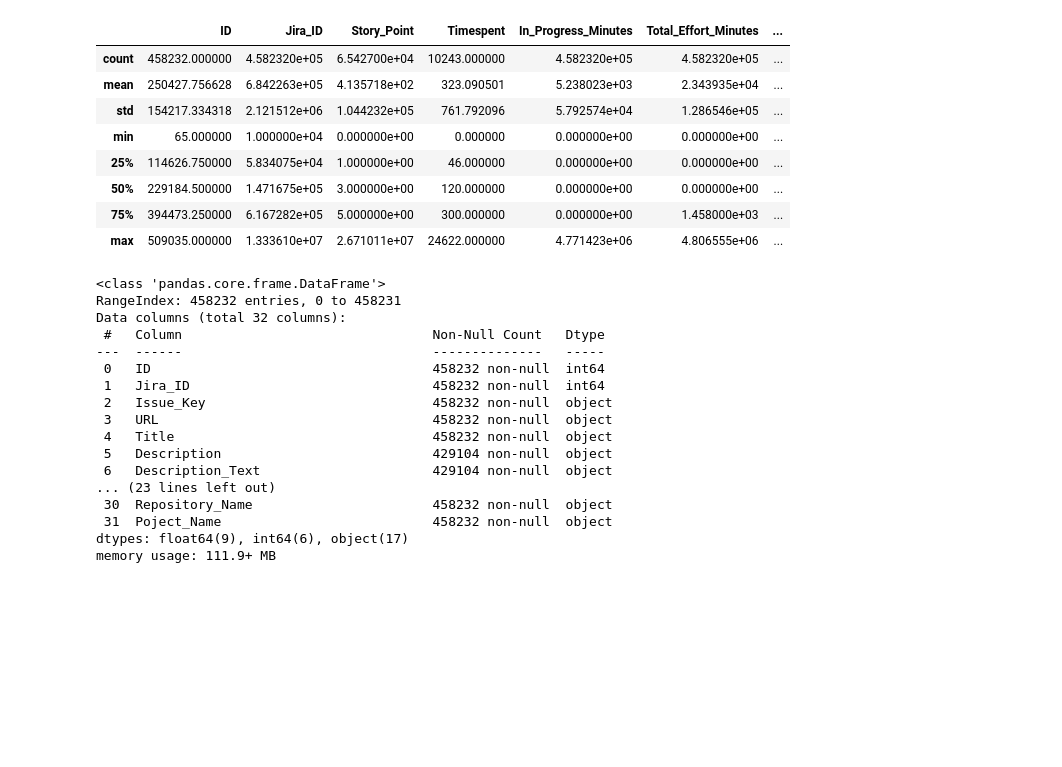
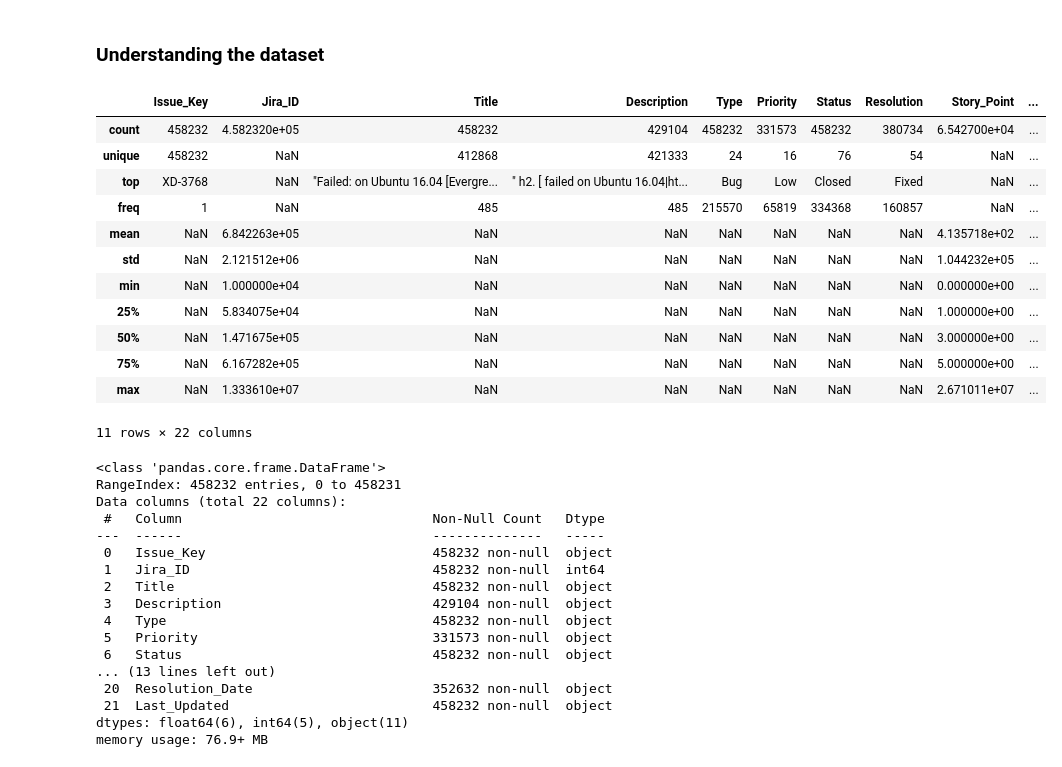
Before and after one commit to Pharoouzy/asee-system-using-fgra-ml, a Jupyter notebook: notebooks/data_exploration.ipynb, the cells around one changed output. Saved outputs shown, nothing was run; the diff lists cells and outputs as text; code cells hidden in the pictures; blank space fills up the shorter version.

```diff
--- a/notebooks/data_exploration.ipynb
+++ b/notebooks/data_exploration.ipynb
@@ -26,4 +34,8 @@ raw_data = DataIngestion().ingest()
 # %%
-df = pd.read_csv(raw_data)
-df.head()
+# Load the dataset
+# data = pd.read_csv(raw_data)
+data = pd.read_csv('../data/raw/raw_data_full_.csv')
+
+# Display the first few rows to inspect the structure
+data.head()
 # %% [output]
@@ -37,32 +49,39 @@ df.head()
+# %% [markdown]
+### Understanding the dataset
 # %%
-df.describe()
+# Describe the dataset attributes
+data.describe(include='all')
 # %% [output]
-|  | ID | Jira_ID | Story_Point | Timespent | In_Progress_Minutes | Total_Effort_Minutes | ... |
-| count | 458232.000000 | 4.582320e+05 | 6.542700e+04 | 10243.000000 | 4.582320e+05 | 4.582320e+05 | ... |
-| mean | 250427.756628 | 6.842263e+05 | 4.135718e+02 | 323.090501 | 5.238023e+03 | 2.343935e+04 | ... |
-| std | 154217.334318 | 2.121512e+06 | 1.044232e+05 | 761.792096 | 5.792574e+04 | 1.286546e+05 | ... |
-| min | 65.000000 | 1.000000e+04 | 0.000000e+00 | 0.000000 | 0.000000e+00 | 0.000000e+00 | ... |
-| 25% | 114626.750000 | 5.834075e+04 | 1.000000e+00 | 46.000000 | 0.000000e+00 | 0.000000e+00 | ... |
-| 50% | 229184.500000 | 1.471675e+05 | 3.000000e+00 | 120.000000 | 0.000000e+00 | 0.000000e+00 | ... |
-| 75% | 394473.250000 | 6.167282e+05 | 5.000000e+00 | 300.000000 | 0.000000e+00 | 1.458000e+03 | ... |
-| max | 509035.000000 | 1.333610e+07 | 2.671011e+07 | 24622.000000 | 4.771423e+06 | 4.806555e+06 | ... |
+|  | Issue_Key | Jira_ID | Title | Description | Type | Priority | Status | Resolution | Story_Point | ... |
+| count | 458232 | 4.582320e+05 | 458232 | 429104 | 458232 | 331573 | 458232 | 380734 | 6.542700e+04 | ... |
+| unique | 458232 | NaN | 412868 | 421333 | 24 | 16 | 76 | 54 | NaN | ... |
+| top | XD-3768 | NaN | "Failed: on Ubuntu 16.04 [Evergre... | " h2. [ failed on Ubuntu 16.04|ht... | Bug | Low | Closed | Fixed | NaN | ... |
+| freq | 1 | NaN | 485 | 485 | 215570 | 65819 | 334368 | 160857 | NaN | ... |
+| mean | NaN | 6.842263e+05 | NaN | NaN | NaN | NaN | NaN | NaN | 4.135718e+02 | ... |
+| std | NaN | 2.121512e+06 | NaN | NaN | NaN | NaN | NaN | NaN | 1.044232e+05 | ... |
+| min | NaN | 1.000000e+04 | NaN | NaN | NaN | NaN | NaN | NaN | 0.000000e+00 | ... |
+| 25% | NaN | 5.834075e+04 | NaN | NaN | NaN | NaN | NaN | NaN | 1.000000e+00 | ... |
+| 50% | NaN | 1.471675e+05 | NaN | NaN | NaN | NaN | NaN | NaN | 3.000000e+00 | ... |
+| 75% | NaN | 6.167282e+05 | NaN | NaN | NaN | NaN | NaN | NaN | 5.000000e+00 | ... |
+| max | NaN | 1.333610e+07 | NaN | NaN | NaN | NaN | NaN | NaN | 2.671011e+07 | ... |
+11 rows × 22 columns
 # %%
-df.info()
+data.info()
 # %% [output]
 <class 'pandas.core.frame.DataFrame'>
 RangeIndex: 458232 entries, 0 to 458231
-Data columns (total 32 columns):
+Data columns (total 22 columns):
  #   Column                                Non-Null Count   Dtype
 ---  ------                                --------------   -----
- 0   ID                                    458232 non-null  int64
+ 0   Issue_Key                             458232 non-null  object
  1   Jira_ID                               458232 non-null  int64
- 2   Issue_Key                             458232 non-null  object
- 3   URL                                   458232 non-null  object
- 4   Title                                 458232 non-null  object
- 5   Description                           429104 non-null  object
- 6   Description_Text                      429104 non-null  object
-... (23 lines left out)
- 30  Repository_Name                       458232 non-null  object
- 31  Poject_Name                           458232 non-null  object
-dtypes: float64(9), int64(6), object(17)
-memory usage: 111.9+ MB
+ 2   Title                                 458232 non-null  object
+ 3   Description                           429104 non-null  object
+ 4   Type                                  458232 non-null  object
+ 5   Priority                              331573 non-null  object
+ 6   Status                                458232 non-null  object
+... (13 lines left out)
+ 20  Resolution_Date                       352632 non-null  object
+ 21  Last_Updated                          458232 non-null  object
+dtypes: float64(6), int64(5), object(11)
+memory usage: 76.9+ MB
```
Also changed, not shown: parts of 48 cells of this notebook, 4 other files.
